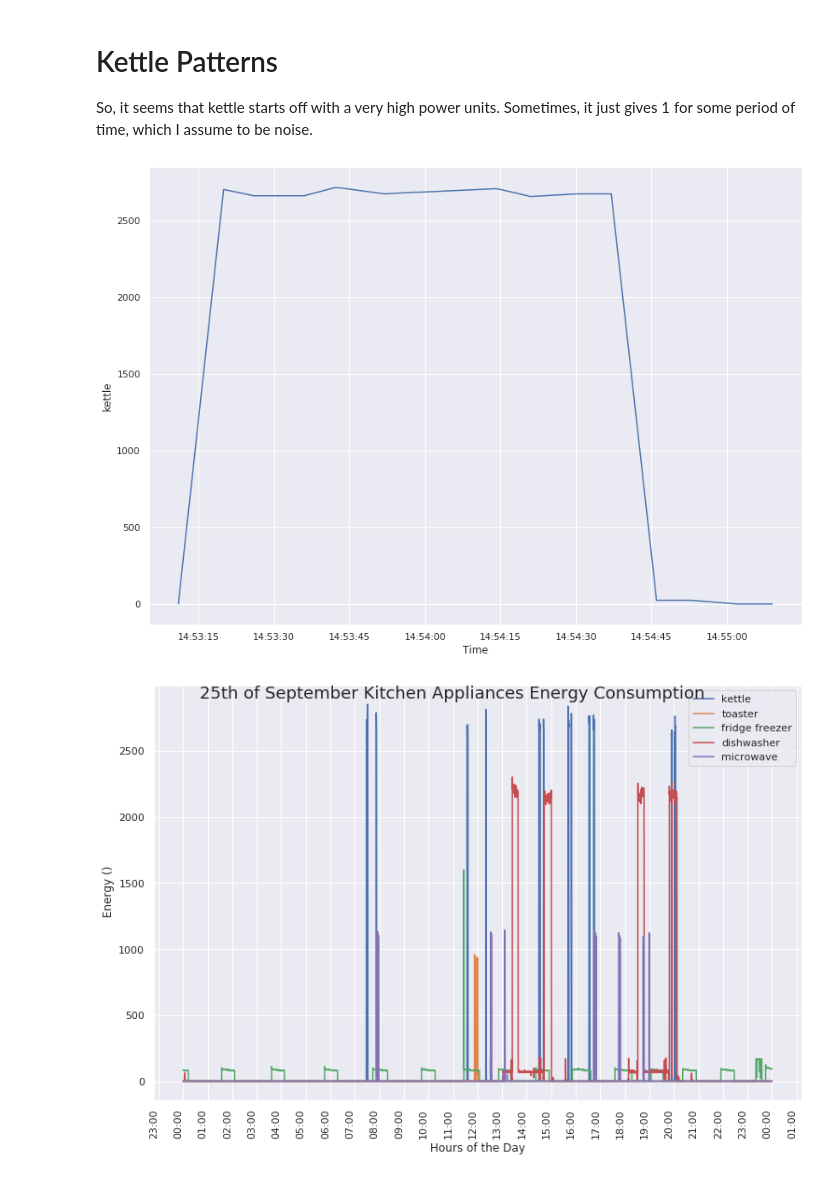
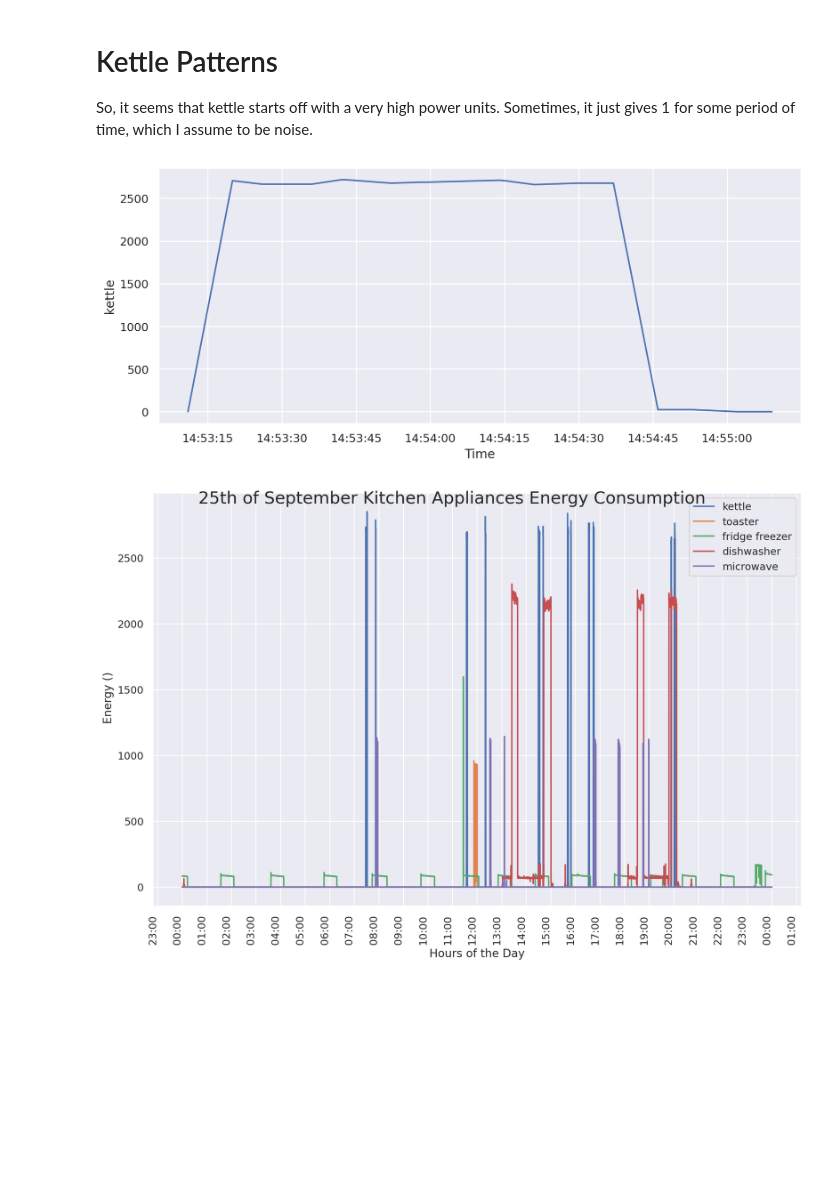
Before and after one commit to kaya-atakan/smart-home, a Jupyter notebook: Refit/refit_GPU.ipynb, the cells around one changed output. Saved outputs shown, nothing was run; the diff lists cells and outputs as text; code cells hidden in the pictures; blank space fills up the shorter version.

```diff
--- a/Refit/refit_GPU.ipynb
+++ b/Refit/refit_GPU.ipynb
@@ -96,8 +95,8 @@ Requirement already satisfied, skipping upgrade: six>=1.5 in /usr/local/lib/pyth
 # House_1.to_pickle('/tf/House_1.pkl')
 # House_2.to_pickle('/tf/House_2.pkl')
 # %%
-House_1 = pd.read_pickle('/tf/House_1.pkl')
-House_2 = pd.read_pickle('/tf/House_2.pkl')
+House_1 = pd.read_pickle('/tf/Autoencoder_DFKI/House_1.pkl')
+House_2 = pd.read_pickle('/tf/Autoencoder_DFKI/House_2.pkl')
 
 def processing_func(df):
 
@@ -191,3 +171,5 @@ House_2.reset_index()
+# %%
+House_2.set_index('Time', inplace=True)
 # %%
 House_2[House_2.target == 1]
 # House_2.target.value_counts()
@@ -227,17 +210,17 @@ House_2.head(100)
 # Kettle Patterns
 So, it seems that kettle starts off with a very high power units. Sometimes, it just gives 1 for some period of time, which I assume to be noise.
 # %%
-a4_dims = (11.7, 8.27) #Configure the plot size
+a4_dims = (9.7, 4.27) #Configure the plot size
 fig, ax = plt.subplots(figsize=a4_dims)
 # House_2['2013-09-23'].between_time('19:29:23' , '19:33:30')
 # House_2['2013-09-23'].between_time('9:18:15' , '9:20:30')
 
 # House_2['2013-10-05'].between_time('6:19:00' , '6:21:30')
 sns.lineplot(House_2['2014-07-08'].between_time('14:53:11' , '14:55:11').index, House_2['2014-07-08'].between_time('14:53:11' , '14:55:11')['kettle'])
 #  Timestamp('2014-07-08 14:53:11'),
 plt.tight_layout()
 # %% [output]
-[figure, old version]
+[figure, new version]
 # %%
 a4_dims = (10.7, 7.27) #Configure the plot size
 fig, ax = plt.subplots(figsize=a4_dims)
@@ -291,4 +274,4 @@ ax.figure.suptitle("25th of September Kitchen Appliances Energy Consumption", fo
 ax.legend()
 plt.tight_layout()
 # %% [output]
-[figure, old version]
+[figure, new version]
```
Also changed, not shown: parts of 8 cells of this notebook.
